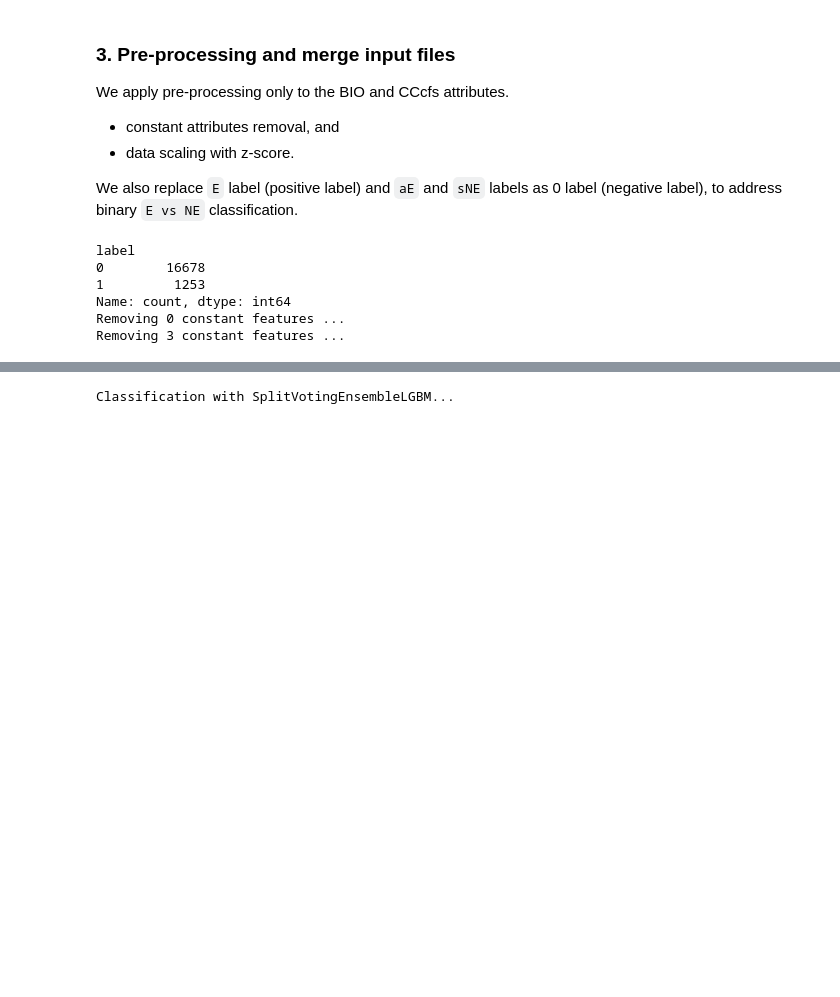
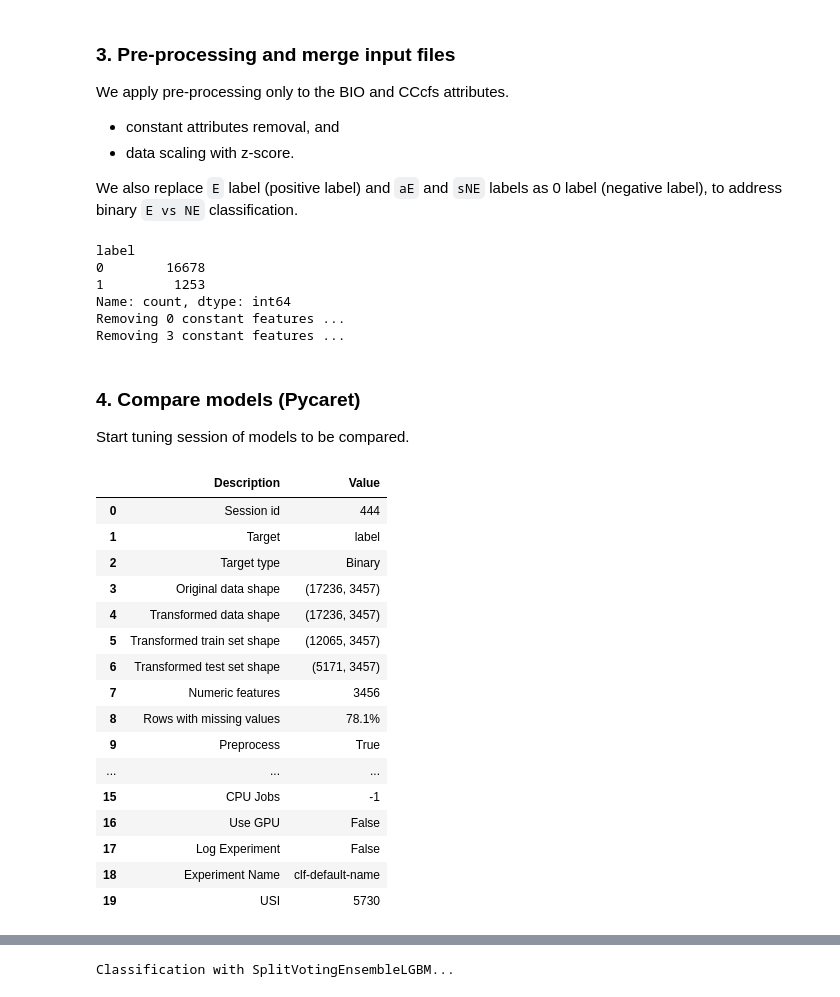
Before and after one commit to giordamaug/HELP, a Jupyter notebook: notebooks/tuning.ipynb, the cells around one changed output, grey strips where cells are left out. Drawn from its saved outputs; the diff is of its cells as text; code cells hidden in the pictures; blank space fills up the shorter version.

```diff
--- a/notebooks/tuning.ipynb
+++ b/notebooks/tuning.ipynb
@@ -52,3 +52,33 @@ label
 Name: count, dtype: int64
 Removing 0 constant features ...
 Removing 3 constant features ...
+# %% [markdown]
+### 4. Compare models (Pycaret)
+
+Start tuning session of models to be compared.
+# %%
+from pycaret.classification import *
+clf = setup(data = dataset,
+             target = 'label',
+             numeric_imputation = 'mean',
+             categorical_features = [], session_id = 444,
+             fold_strategy = "stratifiedkfold", fold=5,
+             verbose = True)
+# %% [output]
+|  | Description | Value |
+| 0 | Session id | 444 |
+| 1 | Target | label |
+| 2 | Target type | Binary |
+| 3 | Original data shape | (17236, 3457) |
+| 4 | Transformed data shape | (17236, 3457) |
+| 5 | Transformed train set shape | (12065, 3457) |
+| 6 | Transformed test set shape | (5171, 3457) |
+| 7 | Numeric features | 3456 |
+| 8 | Rows with missing values | 78.1% |
+| 9 | Preprocess | True |
+| ... | ... | ... |
+| 15 | CPU Jobs | -1 |
+| 16 | Use GPU | False |
+| 17 | Log Experiment | False |
+| 18 | Experiment Name | clf-default-name |
+| 19 | USI | 5730 |
```
Also changed, not shown: parts of 5 cells of this notebook, 3 other files.
